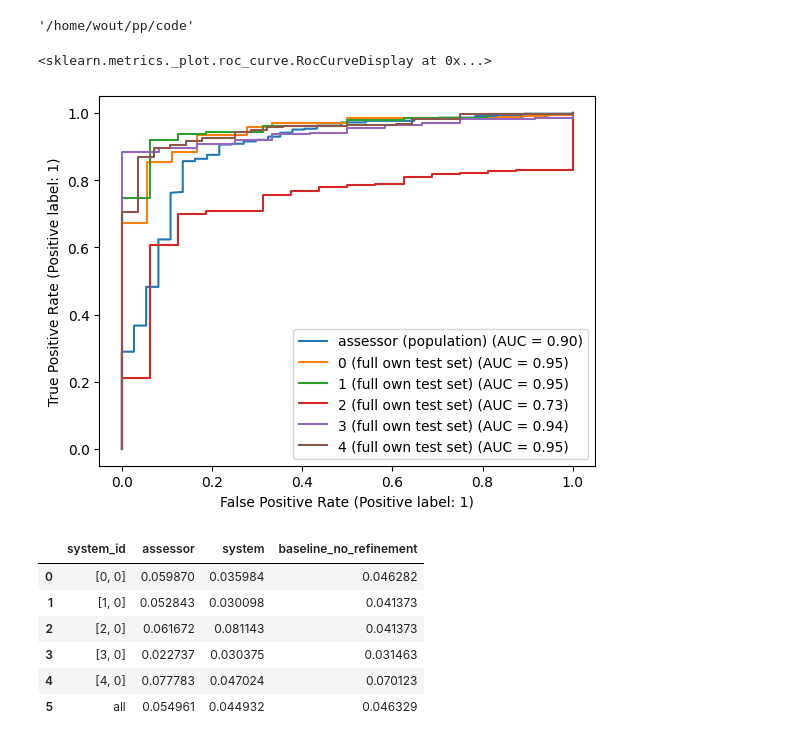
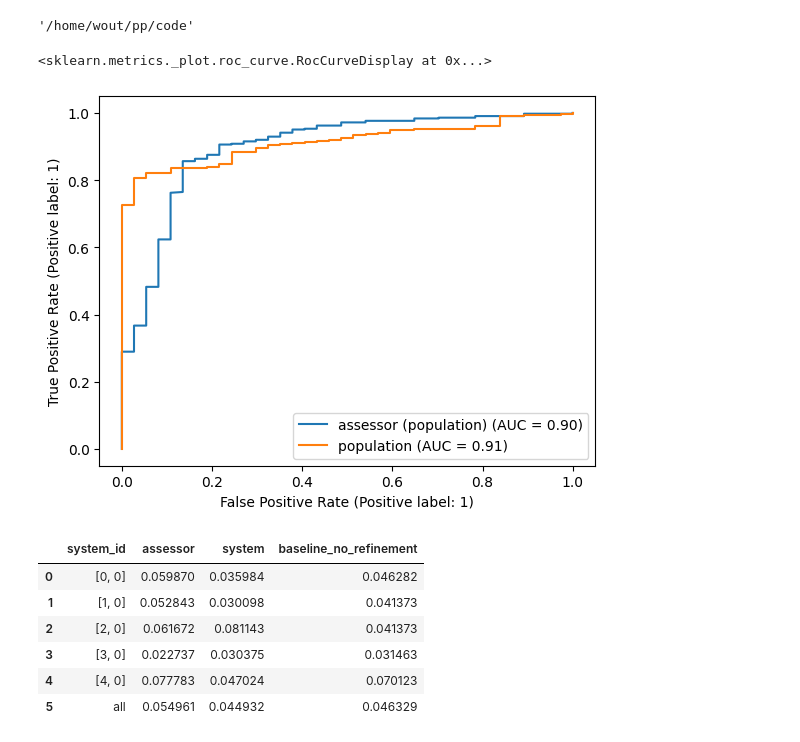
Before and after one commit to wschella/ilsp, a Jupyter notebook: notebooks/analyse.ipynb, the cells around one changed output. Drawn from its saved outputs; the diff is of its cells as text; code cells hidden in the pictures.

Commit message:
Allow mixing crisp and soft quantification in plotting

```diff
--- a/notebooks/analyse.ipynb
+++ b/notebooks/analyse.ipynb
@@ -14,44 +14,44 @@ in_correct_dir = True
 # %%
 import json
 
 import pandas as pd
 import numpy as np
 import matplotlib.pyplot as plt
 import sklearn.metrics as metrics
 
 import assessors.report as rr
 
 df = pd.read_csv("artifacts/results/segment_default_k5_wln20/results.csv")
 df_system = pd.read_csv("artifacts/results/segment_default_k5_wln20/system_results.csv")
 # df = pd.read_csv("artifacts/results/cifar10_default_k5_unweight/results.csv")
 # df = pd.read_csv("results.csv")
 
 df = rr.wrap.as_classification_with_binary_reward(df)
 df_system.syst_prediction = df_system.syst_prediction.map(lambda s: np.array(json.loads(s)))
 
 roc = metrics.RocCurveDisplay.from_predictions(
     name="assessor (population)",
     y_true=df.syst_pred_score,
     y_pred=df.asss_prediction,
 )
-for syst_id in sorted(df.syst_features.unique()):
-    selected = df_system.loc[df_system.syst_features == syst_id]
-    metrics.RocCurveDisplay.from_predictions(
-        name=f"{syst_id[1]} (full own test set)",
-        y_true=selected.syst_pred_score,
-        y_pred=selected.syst_prediction.map(lambda p: np.max(p, axis=1)[0]),
-        ax=roc.ax_,
-    )
-# roc_system = metrics.RocCurveDisplay.from_predictions(
-#     name="population",
-#     y_true=df.syst_pred_score,
-#     y_pred=df.syst_prediction.map(lambda p: np.max(p, axis=1)[0]),
-#     ax=roc.ax_,
-# )
+# for syst_id in sorted(df.syst_features.unique()):
+#     selected = df_system.loc[df_system.syst_features == syst_id]
+#     metrics.RocCurveDisplay.from_predictions(
+#         name=f"{syst_id[1]} (full own test set)",
+#         y_true=selected.syst_pred_score,
+#         y_pred=selected.syst_prediction.map(lambda p: np.max(p, axis=1)[0]),
+#         ax=roc.ax_,
+#     )
+roc_system = metrics.RocCurveDisplay.from_predictions(
+    name="population",
+    y_true=df.syst_pred_score,
+    y_pred=df.syst_prediction.map(lambda p: np.max(p, axis=1)[0]),
+    ax=roc.ax_,
+)
 roc
 # %% [output]
 <sklearn.metrics._plot.roc_curve.RocCurveDisplay at 0x...>
-[figure, old version]
+[figure, new version]
 # %%
 import json
 
```
Also changed, not shown: 4 other files.
